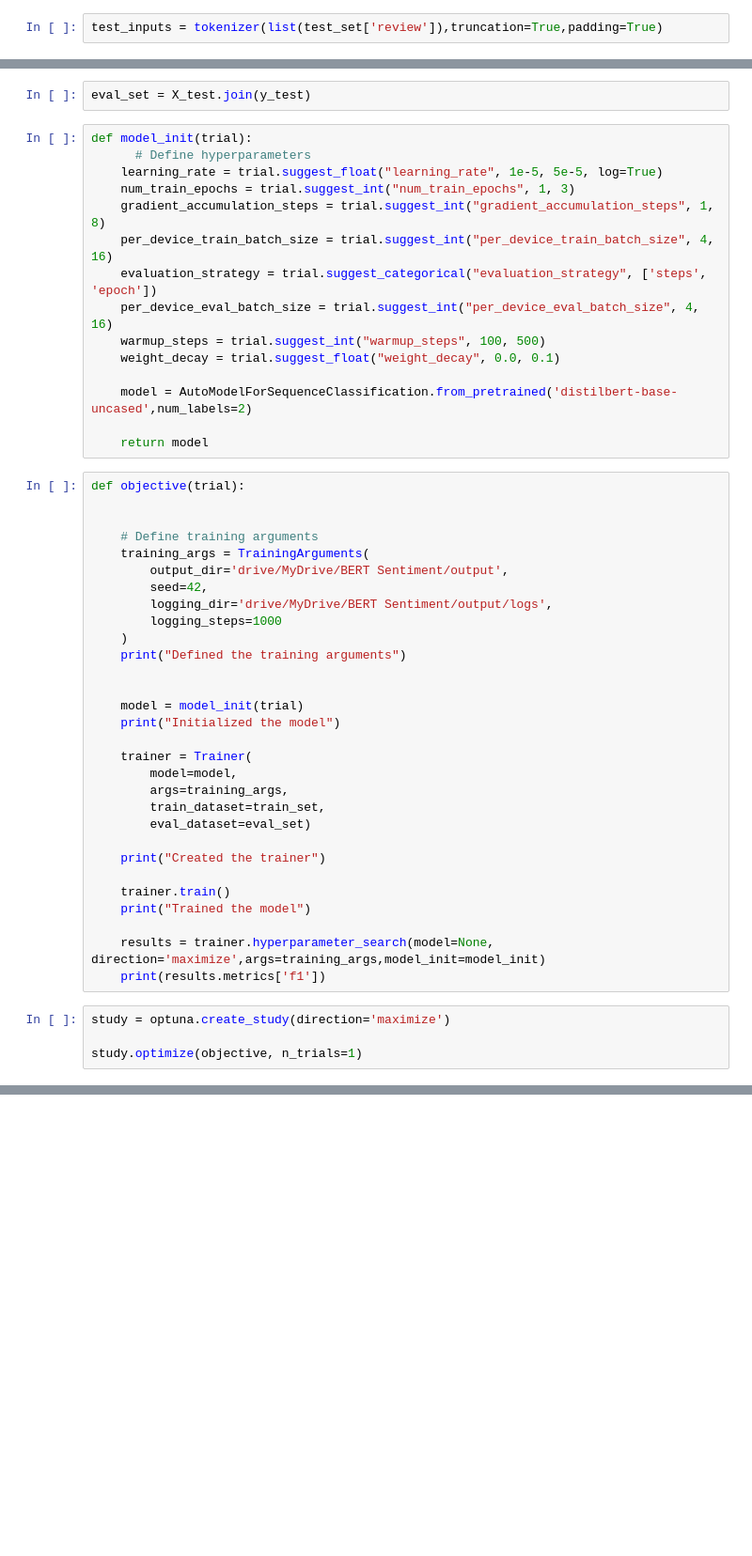
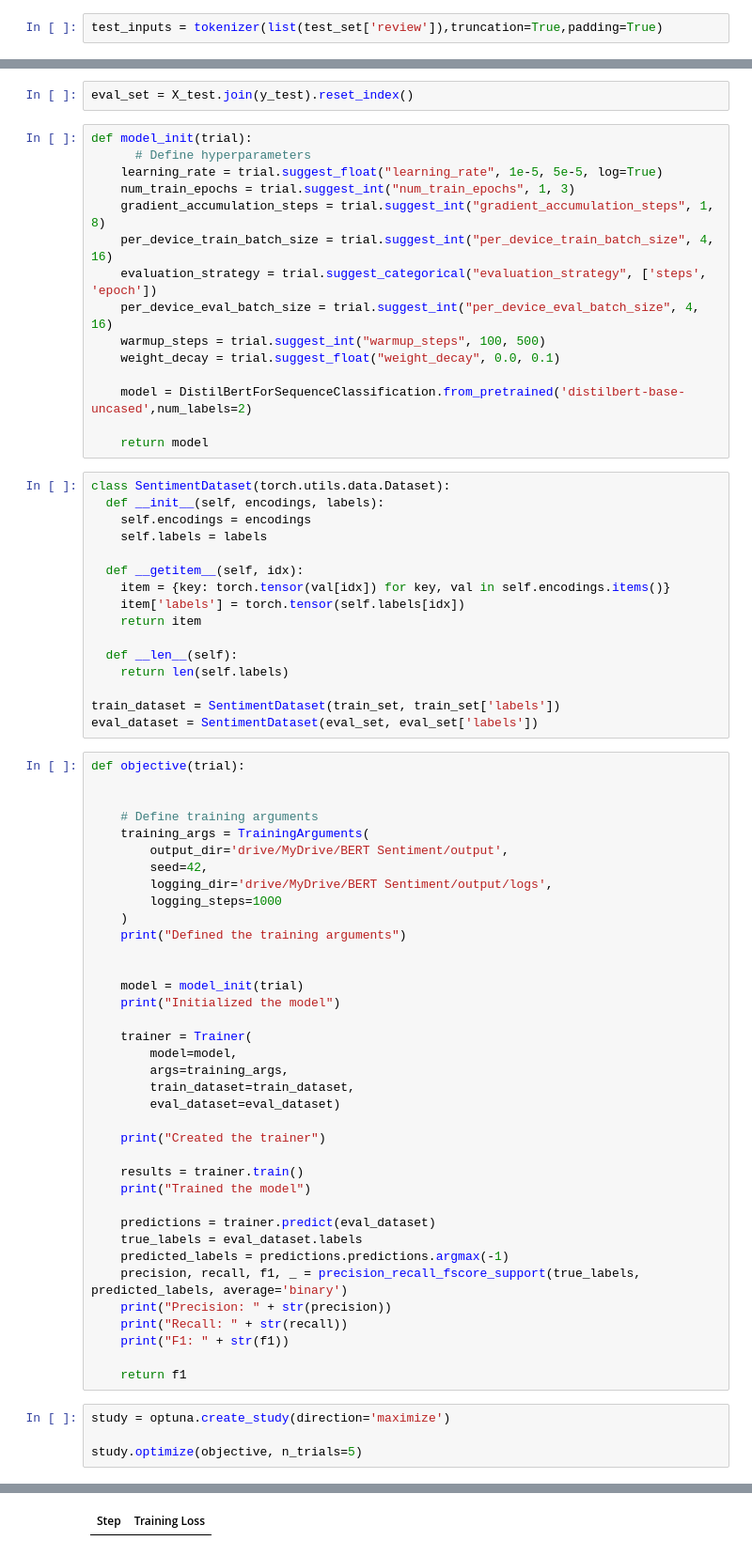
Before and after one commit to MsEM11/BERT_Sentiment, a Jupyter notebook: Notebooks/Debugging.ipynb, the cells around one changed output, grey strips where cells are left out. Shown: that part at 94% size. Saved outputs shown, nothing was run; the diff lists cells and outputs as text; blank space fills up the shorter version.

```diff
--- a/Notebooks/Debugging.ipynb
+++ b/Notebooks/Debugging.ipynb
@@ -64,5 +87,5 @@ train_set = X_train.join(y_train)
 # %%
-eval_set = X_test.join(y_test)
+eval_set = X_test.join(y_test).reset_index()
 # %%
 def model_init(trial):
       # Define hyperparameters
@@ -75,9 +98,25 @@ def model_init(trial):
     warmup_steps = trial.suggest_int("warmup_steps", 100, 500)
     weight_decay = trial.suggest_float("weight_decay", 0.0, 0.1)
 
-    model = AutoModelForSequenceClassification.from_pretrained('distilbert-base-uncased',num_labels=2)
+    model = DistilBertForSequenceClassification.from_pretrained('distilbert-base-uncased',num_labels=2)
 
     return model
+# %%
+class SentimentDataset(torch.utils.data.Dataset):
+  def __init__(self, encodings, labels):
+    self.encodings = encodings
+    self.labels = labels
+
+  def __getitem__(self, idx):
+    item = {key: torch.tensor(val[idx]) for key, val in self.encodings.items()}
+    item['labels'] = torch.tensor(self.labels[idx])
+    return item
+
+  def __len__(self):
+    return len(self.labels)
+
+train_dataset = SentimentDataset(train_set, train_set['labels'])
+eval_dataset = SentimentDataset(eval_set, eval_set['labels'])
 # %%
 def objective(trial):
 
@@ -98,18 +137,25 @@ def objective(trial):
     trainer = Trainer(
         model=model,
         args=training_args,
-        train_dataset=train_set,
-        eval_dataset=eval_set)
+        train_dataset=train_dataset,
+        eval_dataset=eval_dataset)
 
     print("Created the trainer")
 
-    trainer.train()
+    results = trainer.train()
     print("Trained the model")
 
-    results = trainer.hyperparameter_search(model=None, direction='maximize',args=training_args,model_init=model_init)
-    print(results.metrics['f1'])
+    predictions = trainer.predict(eval_dataset)
+    true_labels = eval_dataset.labels
+    predicted_labels = predictions.predictions.argmax(-1)
+    precision, recall, f1, _ = precision_recall_fscore_support(true_labels, predicted_labels, average='binary')
+    print("Precision: " + str(precision))
+    print("Recall: " + str(recall))
+    print("F1: " + str(f1))
+
+    return f1
 # %%
 study = optuna.create_study(direction='maximize')
 
-study.optimize(objective, n_trials=1)
+study.optimize(objective, n_trials=5)
 # %% [output]
@@ -138,0 +169 @@ KeyError: 128
+| Step | Training Loss |
```
Also changed, not shown: parts of 15 cells of this notebook.
